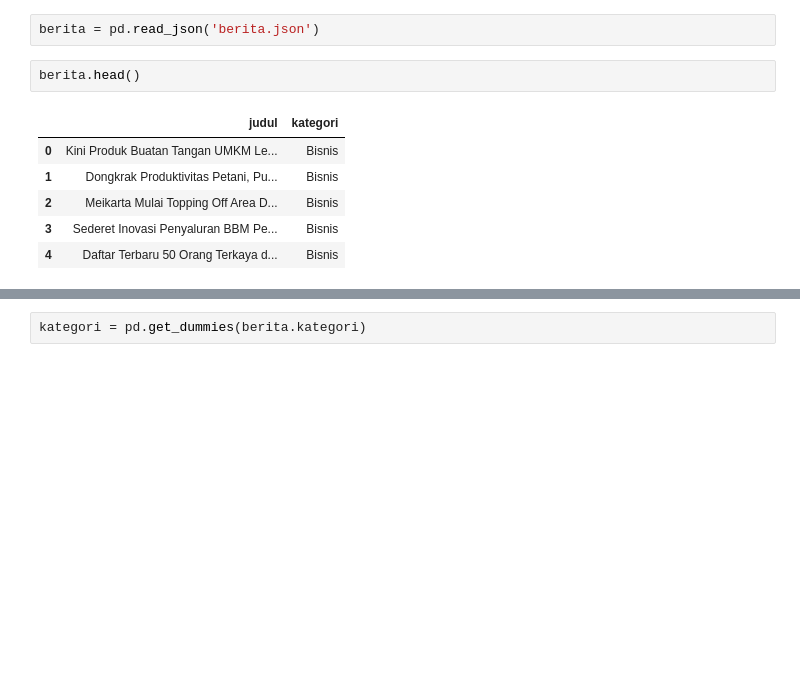
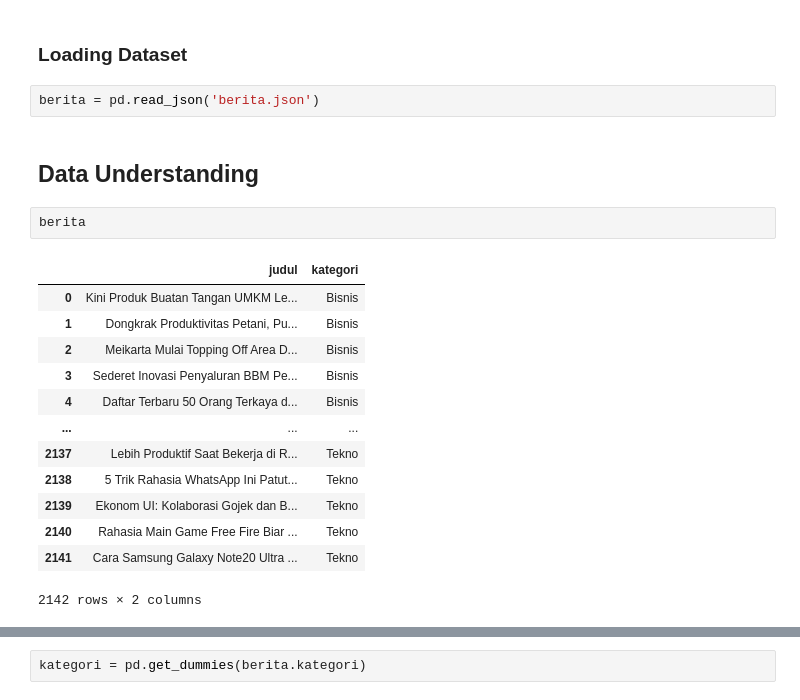
Before and after one commit to zaelani23/KlasifikasiJudulBerita, a Jupyter notebook: KlasifikasiJudulBerita.ipynb, the cells around one changed output, grey strips where cells are left out. Drawn from its saved outputs; the diff is of its cells as text; blank space fills up the shorter version.

```diff
--- a/KlasifikasiJudulBerita.ipynb
+++ b/KlasifikasiJudulBerita.ipynb
@@ -21,11 +36,22 @@ berita.json         100%[===================>] 219.21K  --.-KB/s    in 0.02s
+# %% [markdown]
+### Loading Dataset
 # %%
 berita = pd.read_json('berita.json')
+# %% [markdown]
+## Data Understanding
 # %%
-berita.head()
+berita
 # %% [output]
 |  | judul | kategori |
 | 0 | Kini Produk Buatan Tangan UMKM Le... | Bisnis |
 | 1 | Dongkrak Produktivitas Petani, Pu... | Bisnis |
 | 2 | Meikarta Mulai Topping Off Area D... | Bisnis |
 | 3 | Sederet Inovasi Penyaluran BBM Pe... | Bisnis |
 | 4 | Daftar Terbaru 50 Orang Terkaya d... | Bisnis |
+| ... | ... | ... |
+| 2137 | Lebih Produktif Saat Bekerja di R... | Tekno |
+| 2138 | 5 Trik Rahasia WhatsApp Ini Patut... | Tekno |
+| 2139 | Ekonom UI: Kolaborasi Gojek dan B... | Tekno |
+| 2140 | Rahasia Main Game Free Fire Biar ... | Tekno |
+| 2141 | Cara Samsung Galaxy Note20 Ultra ... | Tekno |
+2142 rows × 2 columns
```
Also changed, not shown: parts of 42 cells of this notebook.
